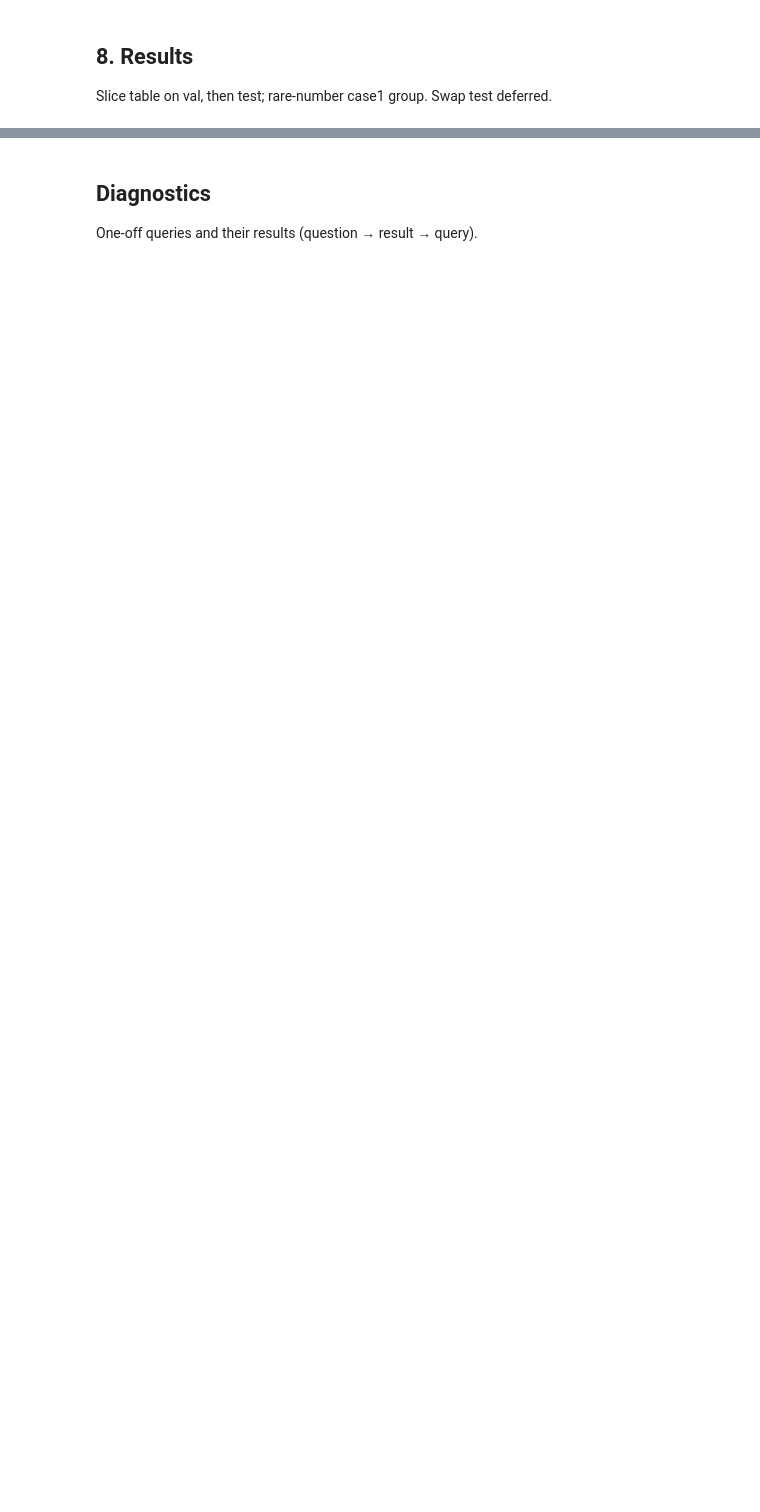
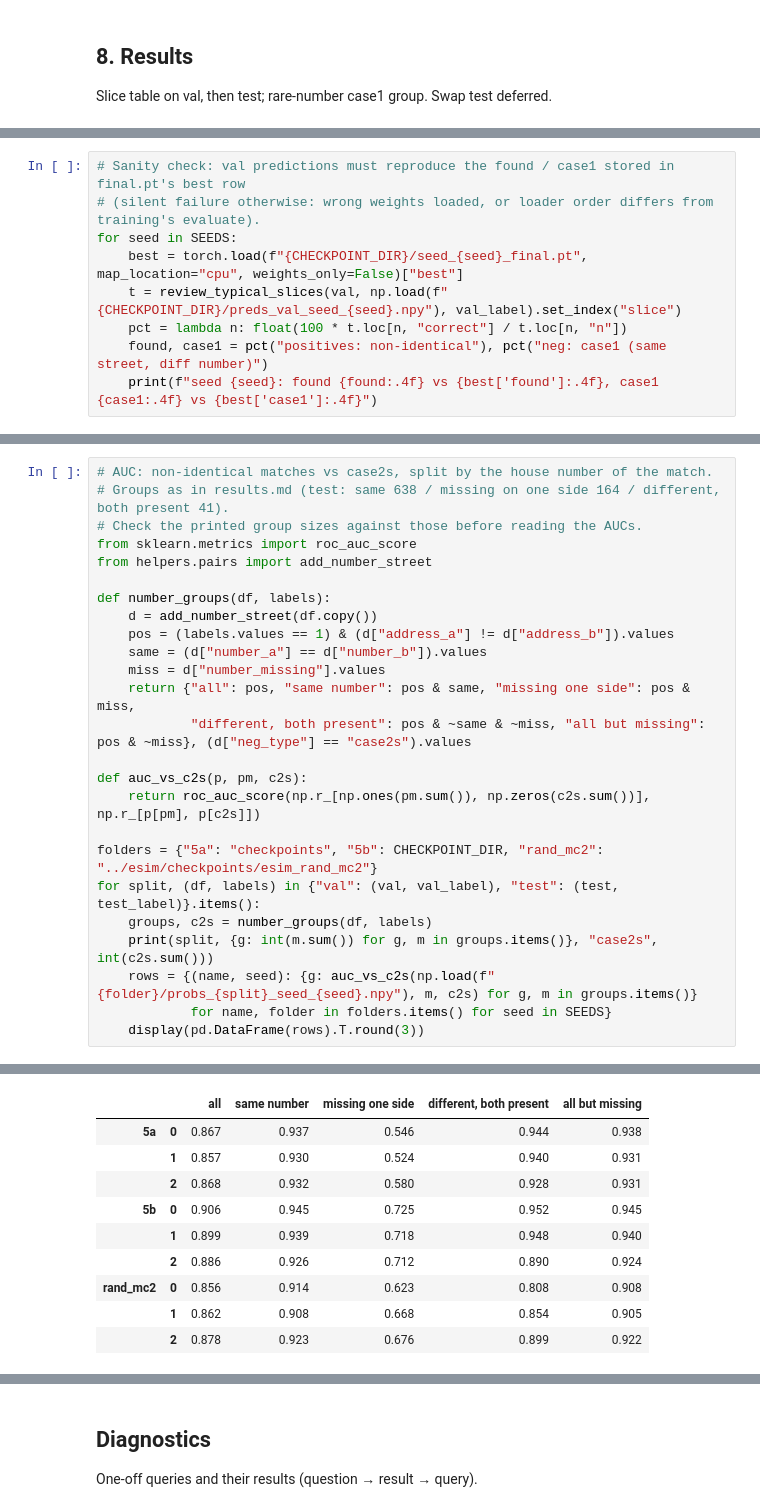
Before and after one commit to DZhang3210/ml-geocoding, a Jupyter notebook: geocoding_ml/transformers/02_cross_encoder.ipynb, the cells around one changed output, grey strips where cells are left out. Cells and saved outputs as stored; diff of their text form; blank space fills up the shorter version.

```diff
--- a/geocoding_ml/transformers/02_cross_encoder.ipynb
+++ b/geocoding_ml/transformers/02_cross_encoder.ipynb
@@ -365,0 +480,9 @@ Slice table on val, then test; rare-number case1 group. Swap test deferred.
+# %%
+# Sanity check: val predictions must reproduce the found / case1 stored in final.pt's best row
+# (silent failure otherwise: wrong weights loaded, or loader order differs from training's evaluate).
+for seed in SEEDS:
+    best = torch.load(f"{CHECKPOINT_DIR}/seed_{seed}_final.pt", map_location="cpu", weights_only=False)["best"]
+    t = review_typical_slices(val, np.load(f"{CHECKPOINT_DIR}/preds_val_seed_{seed}.npy"), val_label).set_index("slice")
+    pct = lambda n: float(100 * t.loc[n, "correct"] / t.loc[n, "n"])
+    found, case1 = pct("positives: non-identical"), pct("neg: case1 (same street, diff number)")
+    print(f"seed {seed}: found {found:.4f} vs {best['found']:.4f}, case1 {case1:.4f} vs {best['case1']:.4f}")
@@ -365,0 +543,26 @@ Slice table on val, then test; rare-number case1 group. Swap test deferred.
+# %%
+# AUC: non-identical matches vs case2s, split by the house number of the match.
+# Groups as in results.md (test: same 638 / missing on one side 164 / different, both present 41).
+# Check the printed group sizes against those before reading the AUCs.
+from sklearn.metrics import roc_auc_score
+from helpers.pairs import add_number_street
+
+def number_groups(df, labels):
+    d = add_number_street(df.copy())
+    pos = (labels.values == 1) & (d["address_a"] != d["address_b"]).values
+    same = (d["number_a"] == d["number_b"]).values
+    miss = d["number_missing"].values
+    return {"all": pos, "same number": pos & same, "missing one side": pos & miss,
+            "different, both present": pos & ~same & ~miss, "all but missing": pos & ~miss}, (d["neg_type"] == "case2s").values
+
+def auc_vs_c2s(p, pm, c2s):
+    return roc_auc_score(np.r_[np.ones(pm.sum()), np.zeros(c2s.sum())], np.r_[p[pm], p[c2s]])
+
+folders = {"5a": "checkpoints", "5b": CHECKPOINT_DIR, "rand_mc2": "../esim/checkpoints/esim_rand_mc2"}
+for split, (df, labels) in {"val": (val, val_label), "test": (test, test_label)}.items():
+    groups, c2s = number_groups(df, labels)
+    print(split, {g: int(m.sum()) for g, m in groups.items()}, "case2s", int(c2s.sum()))
+    rows = {(name, seed): {g: auc_vs_c2s(np.load(f"{folder}/probs_{split}_seed_{seed}.npy"), m, c2s) for g, m in groups.items()}
+            for name, folder in folders.items() for seed in SEEDS}
+    display(pd.DataFrame(rows).T.round(3))
+# %% [output]
@@ -365,0 +570,10 @@ Slice table on val, then test; rare-number case1 group. Swap test deferred.
+|  |  | all | same number | missing one side | different, both present | all but missing |
+| 5a | 0 | 0.867 | 0.937 | 0.546 | 0.944 | 0.938 |
+|  | 1 | 0.857 | 0.930 | 0.524 | 0.940 | 0.931 |
+|  | 2 | 0.868 | 0.932 | 0.580 | 0.928 | 0.931 |
+| 5b | 0 | 0.906 | 0.945 | 0.725 | 0.952 | 0.945 |
+|  | 1 | 0.899 | 0.939 | 0.718 | 0.948 | 0.940 |
+|  | 2 | 0.886 | 0.926 | 0.712 | 0.890 | 0.924 |
+| rand_mc2 | 0 | 0.856 | 0.914 | 0.623 | 0.808 | 0.908 |
+|  | 1 | 0.862 | 0.908 | 0.668 | 0.854 | 0.905 |
+|  | 2 | 0.878 | 0.923 | 0.676 | 0.899 | 0.922 |
```
Also changed, not shown: parts of 11 cells of this notebook, 8 other files.
